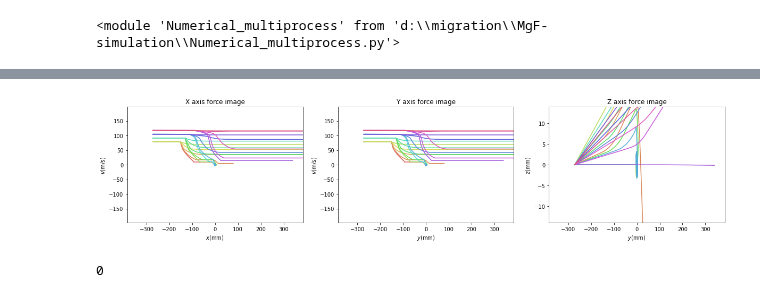
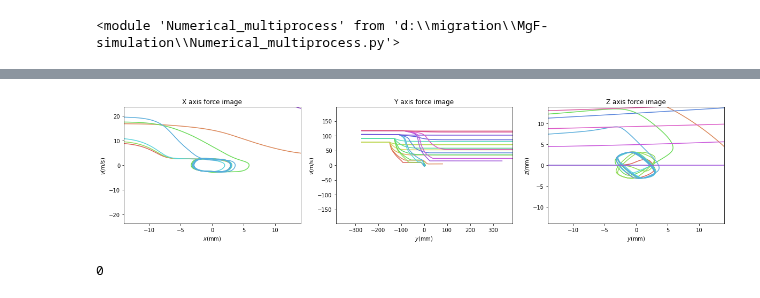
Before and after one commit to DongkyuLim/MgF-simulation, a Jupyter notebook: Numerical simulation.ipynb, the cells around one changed output, grey strips where cells are left out. Cells and saved outputs as stored; diff of their text form; code cells hidden in the pictures.

```diff
--- a/Numerical simulation.ipynb
+++ b/Numerical simulation.ipynb
@@ -72,37 +71,40 @@ sols = Numerical_multiprocess.main_iteration(**max_parameters[0]["params"])
 colors = sns.color_palette('hls',len(sols))
 
 fig,ax = plt.subplots(1,3,figsize=(20,4))
 
 ax[2].set_ylabel("$z (\mathrm{mm})$")
 ax[2].set_xlabel('$y (\mathrm{mm})$')
-ax[2].set_xlim(-1*z_max*x0*1000,z_max*x0*1000)
+# ax[2].set_xlim(-1*z_max*x0*1000,z_max*x0*1000)
+ax[2].set_xlim(-14,14)
 ax[2].set_ylim(-14,14)
 # ax[2].set_ylabel('$v (\mathrm{m/s})$')
 # ax[2].set_ylim(-1*v_max*v0,1*v_max*v0)
 ax[2].set_title('Z axis force image')
 
 
 ax[0].set_xlabel('$x (\mathrm{mm})$')
 ax[0].set_ylabel('$v (\mathrm{m/s})$')
-ax[0].set_xlim(-1*z_max*x0*1000,z_max*x0*1000)
-ax[0].set_ylim(-1*v_max*v0,1*v_max*v0)
+# ax[0].set_xlim(-1*z_max*x0*1000,z_max*x0*1000)
+# ax[0].set_ylim(-1*v_max*v0,1*v_max*v0)
+ax[0].set_xlim(-14,14)
+ax[0].set_ylim(-1*3*v0,3*v0)
 ax[0].set_title('X axis force image')
 
 
 ax[1].set_xlabel('$y (\mathrm{mm})$')
 ax[1].set_ylabel('$v (\mathrm{m/s})$')
 ax[1].set_xlim(-1*z_max*x0*1000,z_max*x0*1000)
 ax[1].set_ylim(-1*v_max*v0,1*v_max*v0)
 ax[1].set_title('Y axis force image')
 
 fig.subplots_adjust(left=0.12,right=0.9)
 
 for sol,clr in zip(sols,colors):
     ax[0].plot(sol.r[0]*x0*1000,sol.v[0]*v0,color=clr)
     ax[1].plot(sol.r[1]*x0*1000,sol.v[1]*v0,color=clr)
     ax[2].plot(sol.r[1]*x0*1000,sol.r[2]*x0*1000,color=clr)
 # %% [output]
-[figure, old version]
+[figure, new version]
 # %%
 counter = 0
 for sol in sols:
```
Also changed, not shown: parts of 3 cells of this notebook.
